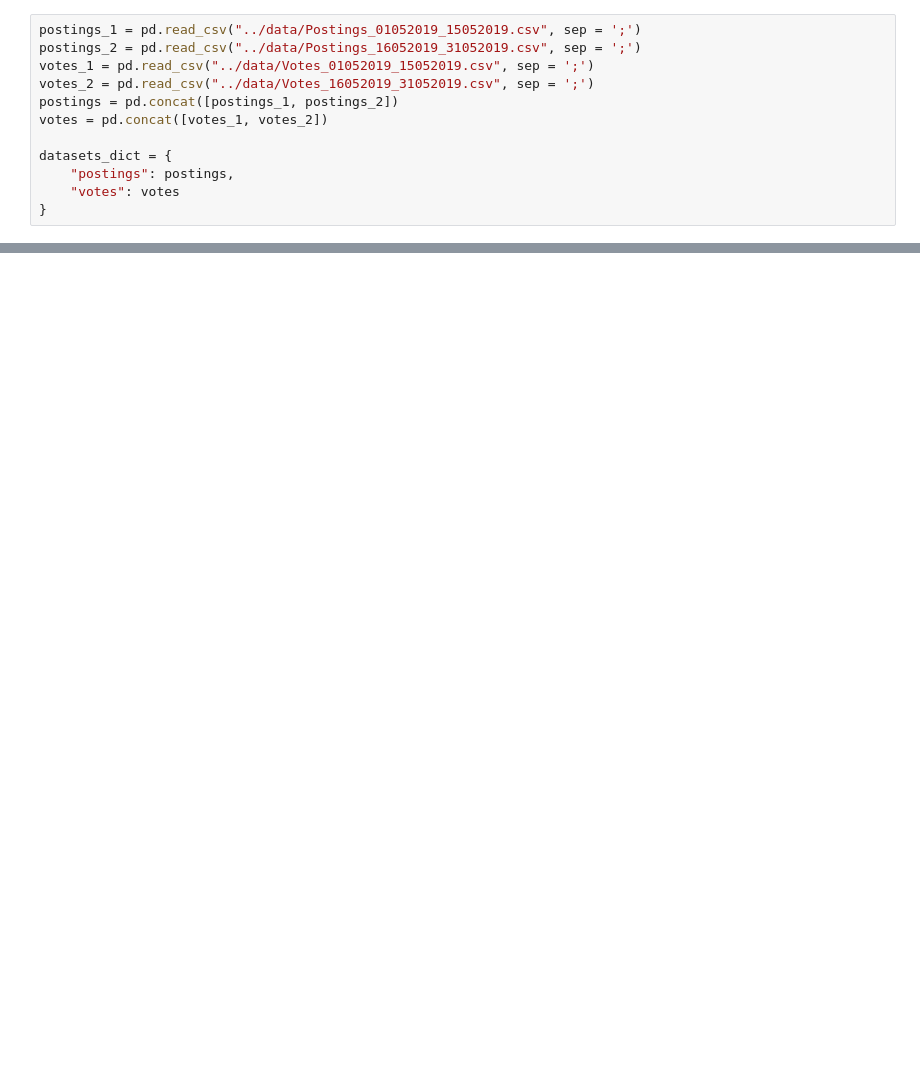
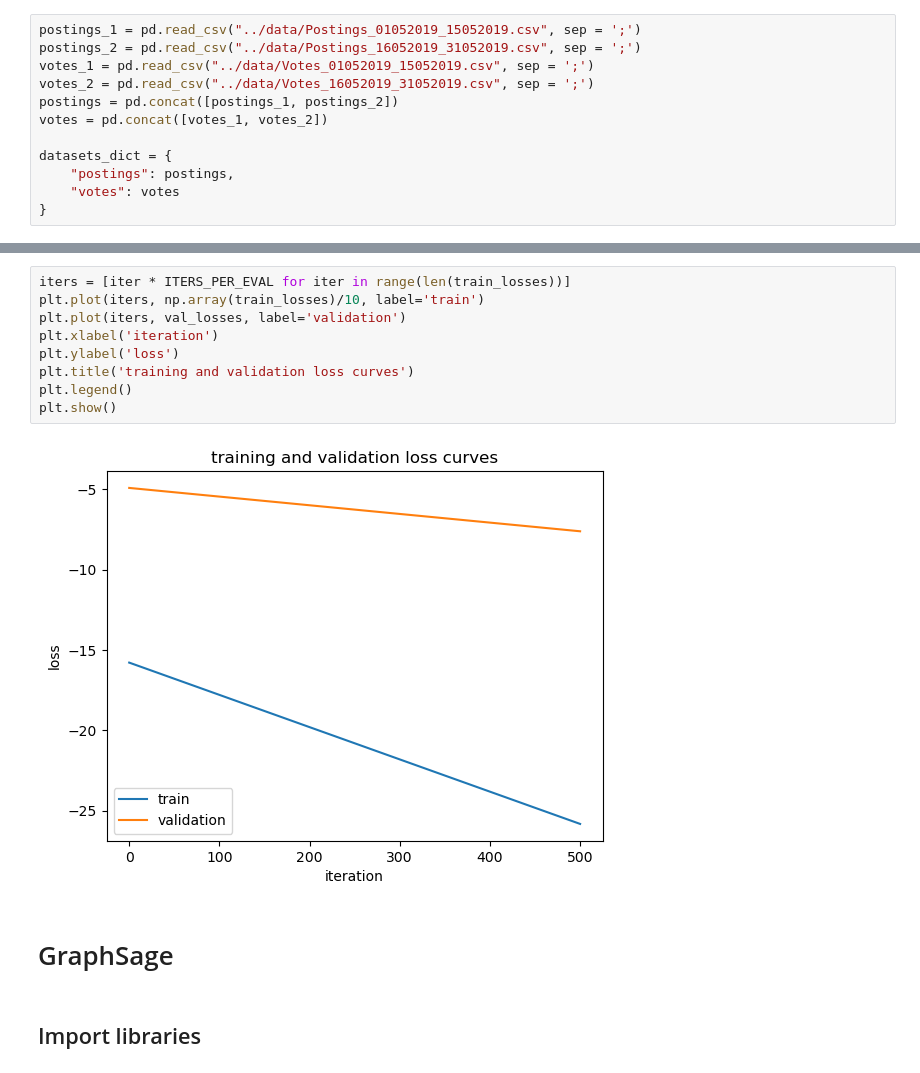
Before and after one commit to RomanGrebnev/sna_link_prediction, a Jupyter notebook: notebooks/roman_train_test_split.ipynb, the cells around one changed output, grey strips where cells are left out. Cells and saved outputs as stored; diff of their text form; blank space fills up the shorter version.

```diff
--- a/notebooks/roman_train_test_split.ipynb
+++ b/notebooks/roman_train_test_split.ipynb
@@ -127,0 +164,15 @@ for iter in tqdm(range(ITERATIONS)):
+# %%
+iters = [iter * ITERS_PER_EVAL for iter in range(len(train_losses))]
+plt.plot(iters, np.array(train_losses)/10, label='train')
+plt.plot(iters, val_losses, label='validation')
+plt.xlabel('iteration')
+plt.ylabel('loss')
+plt.title('training and validation loss curves')
+plt.legend()
+plt.show()
+# %% [output]
+[figure, added]
+# %% [markdown]
+# GraphSage
+# %% [markdown]
+## Import libraries
```
Also changed, not shown: parts of 53 cells of this notebook, 4 other files.
